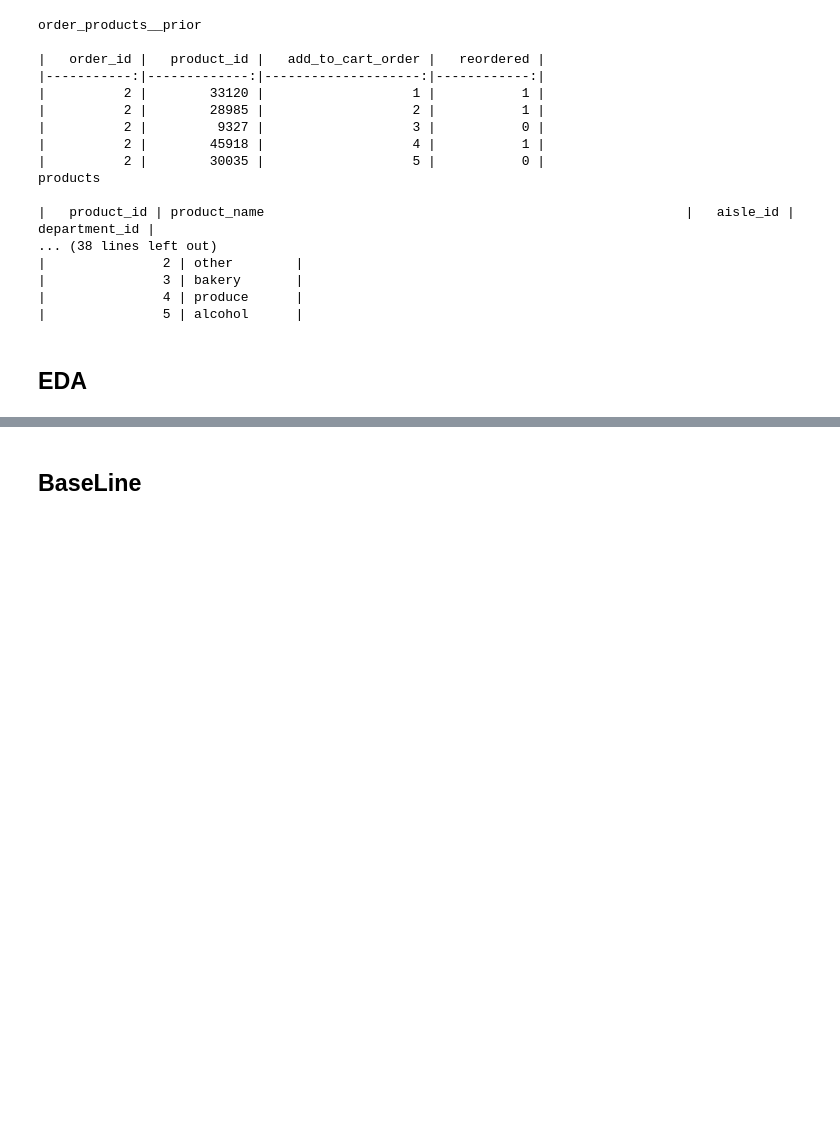
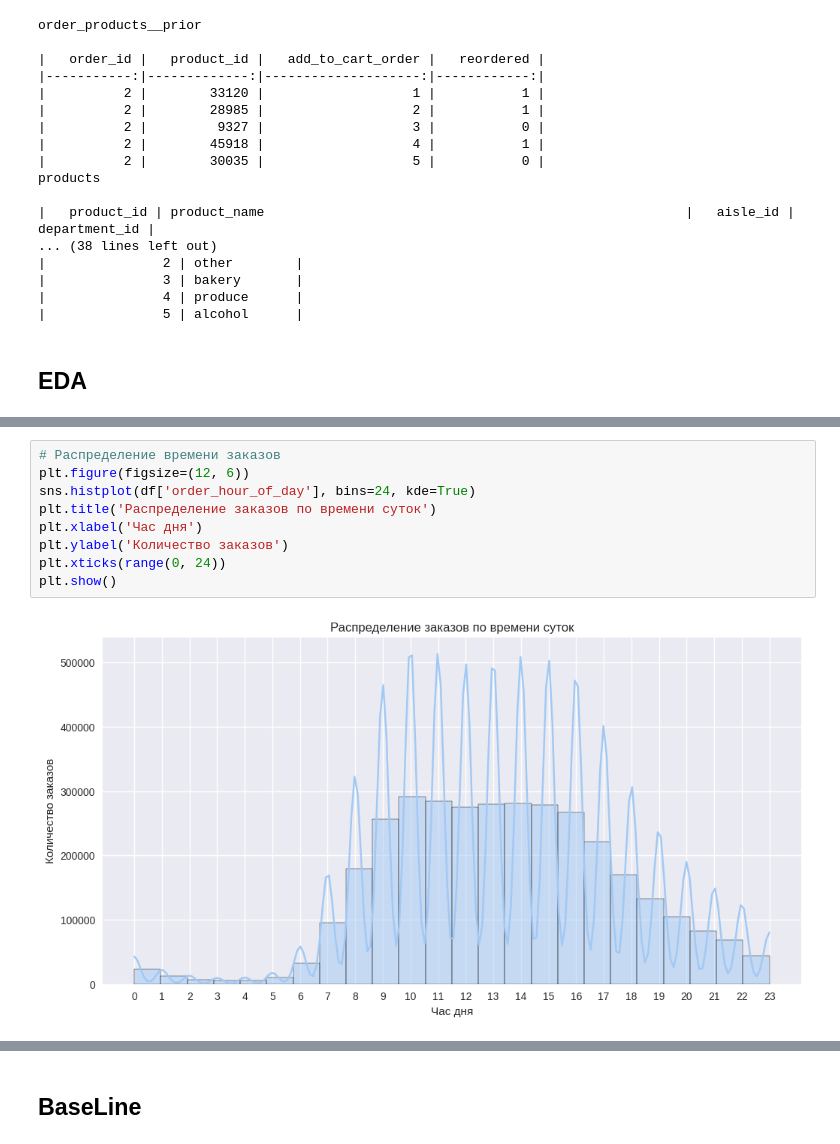
Before and after one commit to dpGorbunov/mfdp, a Jupyter notebook: Урок 4. Формулируем задачу в терминах ML.ipynb, the cells around one changed output, grey strips where cells are left out. Saved outputs shown, nothing was run; the diff lists cells and outputs as text; blank space fills up the shorter version.

```diff
--- a/Урок 4. Формулируем задачу в терминах ML.ipynb
+++ b/Урок 4. Формулируем задачу в терминах ML.ipynb
@@ -333,0 +320,11 @@ plt.show()
+# %%
+# Распределение времени заказов
+plt.figure(figsize=(12, 6))
+sns.histplot(df['order_hour_of_day'], bins=24, kde=True)
+plt.title('Распределение заказов по времени суток')
+plt.xlabel('Час дня')
+plt.ylabel('Количество заказов')
+plt.xticks(range(0, 24))
+plt.show()
+# %% [output]
+[figure, added]
```
Also changed, not shown: parts of 58 cells of this notebook, 1 other file.
